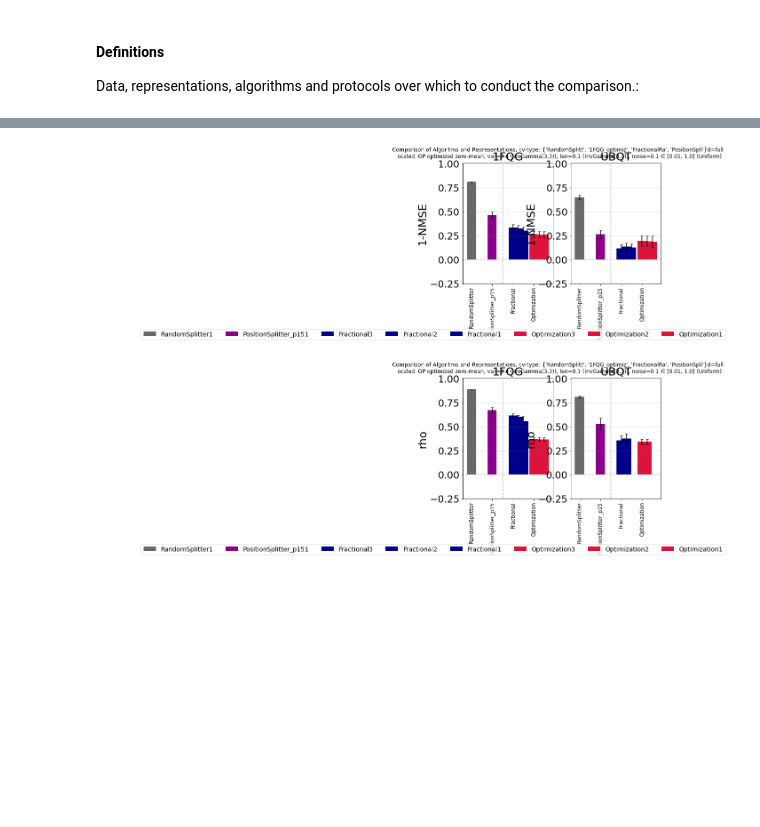
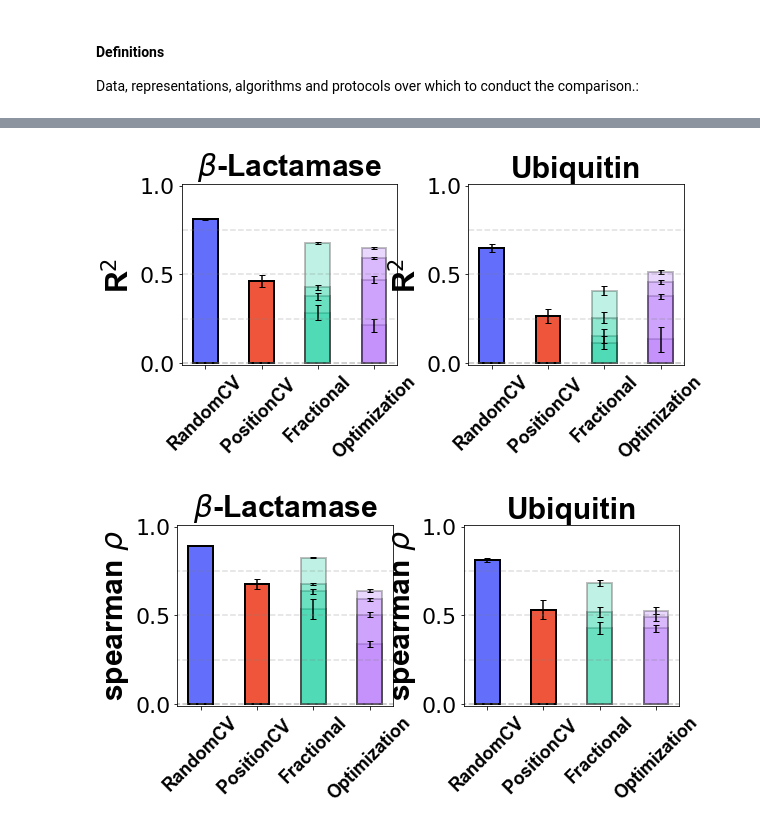
Before and after one commit to MachineLearningLifeScience/protein_regression, a Jupyter notebook: notebooks/figures_main.ipynb, the cells around one changed output, grey strips where cells are left out. Drawn from its saved outputs; the diff is of its cells as text; code cells hidden in the pictures; blank space fills up the shorter version.

Commit message:
add main figure notebook update, all figures included

```diff
--- a/notebooks/figures_main.ipynb
+++ b/notebooks/figures_main.ipynb
@@ -21,3 +30,8 @@ from visualization.plot_metric_for_uncertainties import plot_uncertainty_eval
+# %%
+import matplotlib.pyplot as plt
+plt.rcParams.update({
+"text.usetex": False,
+"font.family": "sans-serif"})
 # %% [markdown]
 #### Definitions
 Data, representations, algorithms and protocols over which to conduct the comparison.:
@@ -57,17 +80,16 @@ AttributeError: 'NoneType' object has no attribute 'experiment_id'
 # %%
 # Compare splitters (representation and algorithm fixed):
 fractional_splitters = FractionalSplitterFactory("1FQG")
-all_splitters = [RandomSplitter("1FQG"), PositionSplitter("1FQG")] + fractional_splitters + [OptimizationSplitter("1FQG")]
-plot_metric_comparison_bar(
-    datasets=["1FQG", "UBQT"],
-    reps=[ESM],
-    metrics=METRICS,
-    train_test_splitter=all_splitters,
-    algos=[GPonRealSpace(kernel_factory= lambda: Matern52()).get_name()],
-    color_by="task", x_axis="task",
-    seeds=RANDOM_SEEDS,
-    cached_results=True,
-)
+plot_metric_comparison_bar_splitting(datasets=["1FQG", "UBQT"],
+                        reps=[ESM],
+                        metrics=METRICS,
+                        train_test_splitter=[RandomSplitter("1FQG"), PositionSplitter("1FQG")] + fractional_splitters + [OptimizationSplitter("1FQG")],
+                        algos=[GPonRealSpace(kernel_factory= lambda: Matern52()).get_name()],
+                        color_by="task",
+                        x_axis="task",
+                        seeds=RANDOM_SEEDS,
+                        cached_results=True,
+                        savefig=False)
 # %% [output]
-[figure, old version]
+[figure, new version]
-[figure, old version]
+[figure, new version]
```
Also changed, not shown: parts of 8 cells of this notebook.
